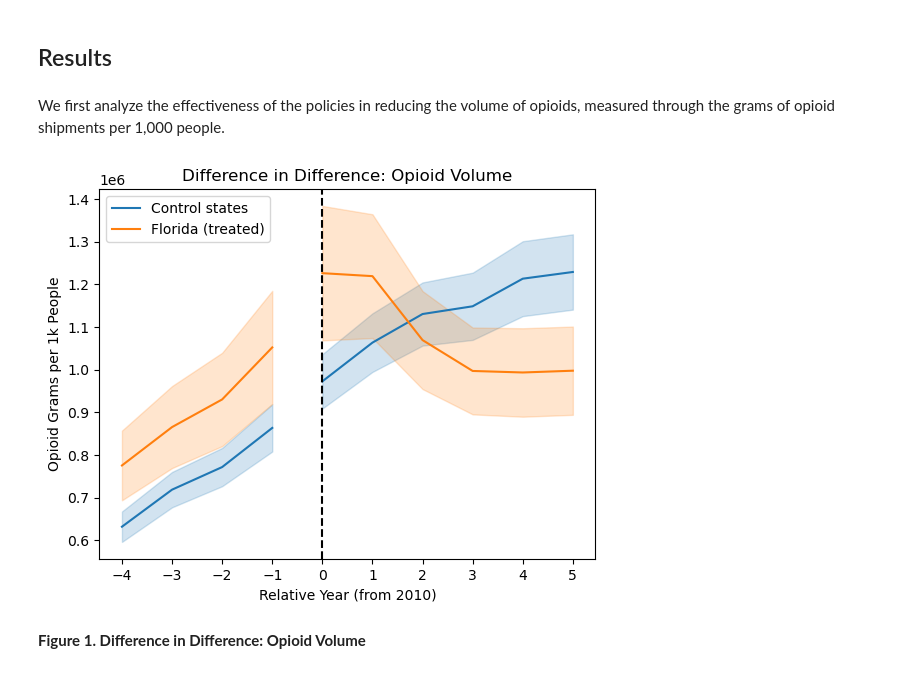
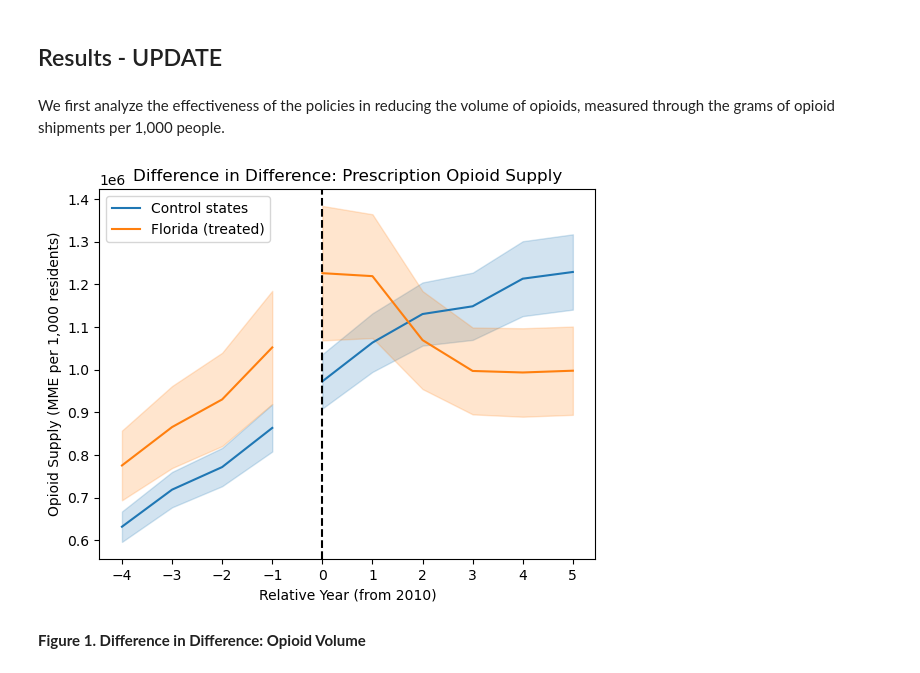
Before and after one commit to rakiranelson/IDS590-Opioids-Final-Project, a Jupyter notebook: opioid_dsm.ipynb, the cells around one changed output. Drawn from its saved outputs; the diff is of its cells as text; code cells hidden in the pictures.

```diff
--- a/opioid_dsm.ipynb
+++ b/opioid_dsm.ipynb
@@ -95,5 +95,5 @@ By examining both the changes in prescription opioid shipments and the public he
 # %% [markdown]
-## Results
+## Results - UPDATE
 # %% [markdown]
 We first analyze the effectiveness of the policies in reducing the volume of opioids, measured through the grams of opioid shipments per 1,000 people.
 # %%
@@ -143,36 +143,36 @@ for group, d in pre_prescription_trends.groupby("policy_state"):
         d["mean"] + 1.96 * d["se"],
         color=colors[group],
         alpha=0.2,
     )
 
 # part of the graph after 2010
 for group, d in post_prescription_trends.groupby("policy_state"):
     # mean line
     ax_pres.plot(
         d["relative_year"],
         d["mean"],
         color=colors[group],
     )
     # SE shading
     ax_pres.fill_between(
         d["relative_year"],
         d["mean"] - 1.96 * d["se"],
         d["mean"] + 1.96 * d["se"],
         color=colors[group],
         alpha=0.2,
     )
 
 ax_pres.axvline(0, color="black", linestyle="--")
 ax_pres.set(
-    title="Difference in Difference: Opioid Volume",
+    title="Difference in Difference: Prescription Opioid Supply",
     xlabel="Relative Year (from 2010)",
-    ylabel="Opioid Grams per 1k People",
+    ylabel="Opioid Supply (MME per 1,000 residents)",
     xticks=sorted(opioids_states_prescriptions["relative_year"].unique()),
 )
 ax_pres.legend()
 plt.show()
 # %% [output]
-[figure, old version]
+[figure, new version]
 # %% [markdown]
 **Figure 1. Difference in Difference: Opioid Volume**
 # %% [markdown]
```
Also changed, not shown: parts of 6 cells of this notebook.
